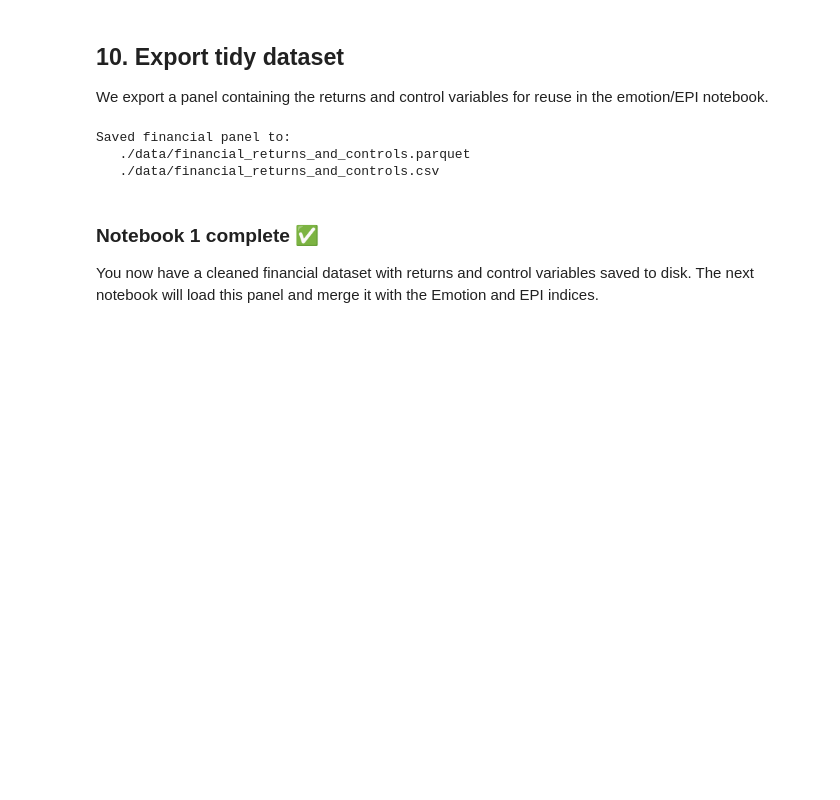
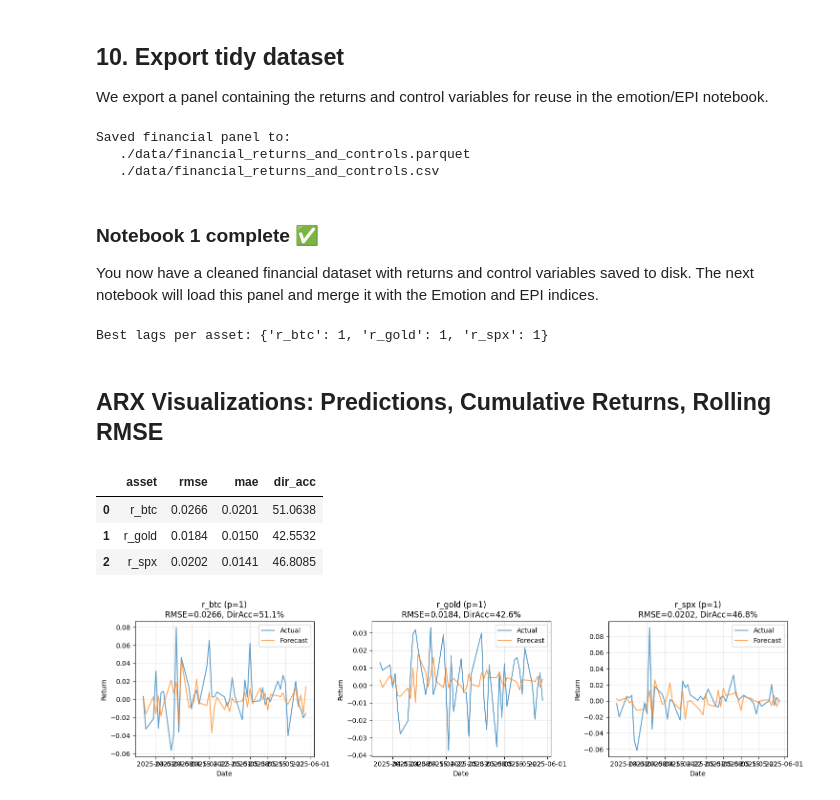
Before and after one commit to isom-ds/youtube-emotion-financial-modelling, a Jupyter notebook: 500_financial_baseline.ipynb, the cells around one changed output. Saved outputs shown, nothing was run; the diff lists cells and outputs as text; code cells hidden in the pictures; blank space fills up the shorter version.

```diff
--- a/500_financial_baseline.ipynb
+++ b/500_financial_baseline.ipynb
@@ -865,3 +866,22 @@ Saved financial panel to:
 
 You now have a cleaned financial dataset with returns and control variables saved to disk.
 The next notebook will load this panel and merge it with the Emotion and EPI indices.
+# %%
+# --- Create best_lags dict for ARX visualizations ---
+best_lags = best_lags_from_df(best_rmse_arx)
+print("Best lags per asset:", best_lags)
+# %% [output]
+Best lags per asset: {'r_btc': 1, 'r_gold': 1, 'r_spx': 1}
+# %% [markdown]
+## ARX Visualizations: Predictions, Cumulative Returns, Rolling RMSE
+# %%
+# --- ARX: Predictions vs Actuals ---
+fig, summary_df = plot_arx_predictions(data, assets, best_lags, control_cols, min_train=60)
+display(summary_df)
+plt.show()
+# %% [output]
+|  | asset | rmse | mae | dir_acc |
+| 0 | r_btc | 0.0266 | 0.0201 | 51.0638 |
+| 1 | r_gold | 0.0184 | 0.0150 | 42.5532 |
+| 2 | r_spx | 0.0202 | 0.0141 | 46.8085 |
+[figure, added]
```
Also changed, not shown: parts of 10 cells of this notebook, 2 other files.
